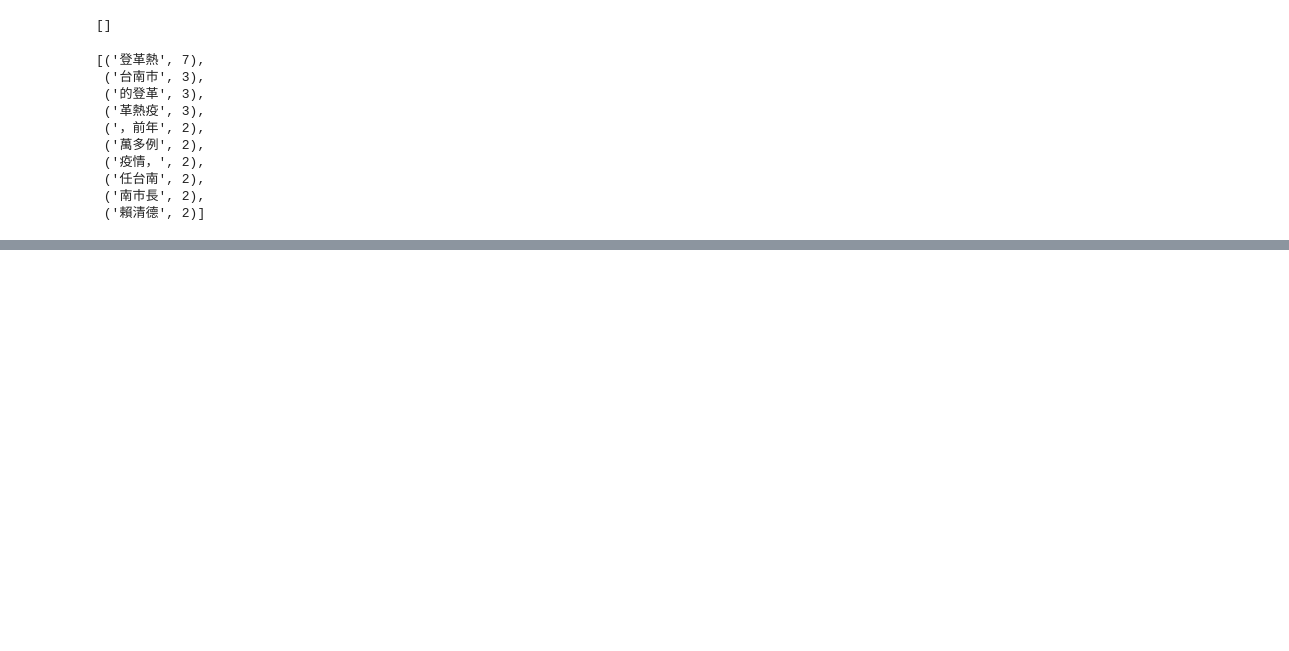
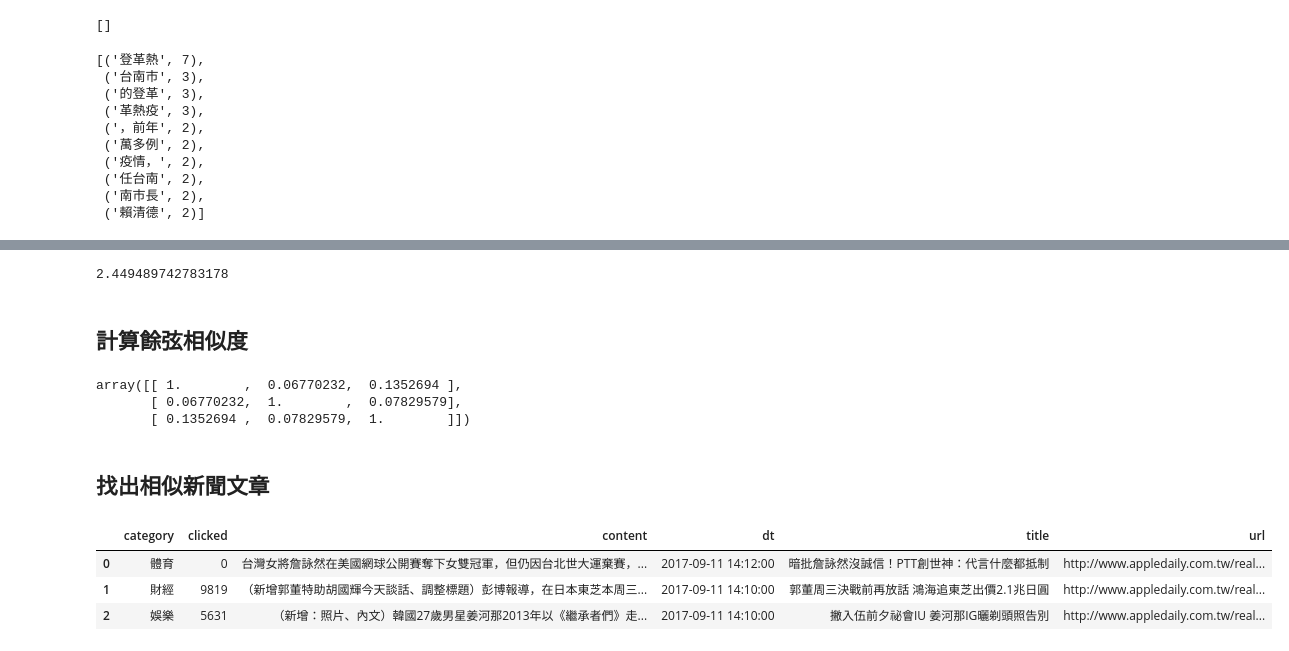
Before and after one commit to ywchiu/itritm, a Jupyter notebook: Demo20170918.ipynb, the cells around one changed output, grey strips where cells are left out. Drawn from its saved outputs; the diff is of its cells as text; code cells hidden in the pictures; blank space fills up the shorter version.

```diff
--- a/Demo20170918.ipynb
+++ b/Demo20170918.ipynb
@@ -421,0 +638,37 @@ keywords
+# %%
+a = np.array([1,1,0,0])
+b = np.array([1,1,1,1])
+
+math.sqrt(sum((a - b) * (a - b)))
+
+a = np.array([1,1,0,0,0,0,0,0])
+b = np.array([1,1,1,1,1,1,1,1])
+
+math.sqrt(sum((a - b) * (a - b)))
+# %% [output]
+2.449489742783178
+# %% [markdown]
+## 計算餘弦相似度
+# %%
+from sklearn.metrics.pairwise import cosine_similarity
+from sklearn.feature_extraction.text import TfidfVectorizer
+vectorizer = TfidfVectorizer()
+tfidf = vectorizer.fit_transform(corpus)
+
+cosine_similarities = cosine_similarity(tfidf)
+cosine_similarities
+# %% [output]
+array([[ 1.        ,  0.06770232,  0.1352694 ],
+       [ 0.06770232,  1.        ,  0.07829579],
+       [ 0.1352694 ,  0.07829579,  1.        ]])
+# %% [markdown]
+## 找出相似新聞文章
+# %%
+import pandas
+news = pandas.read_excel('news.xlsx')
+news.head(3)
+# %% [output]
+|  | category | clicked | content | dt | title | url |
+| 0 | 體育 | 0 | 台灣女將詹詠然在美國網球公開賽奪下女雙冠軍，但仍因台北世大運棄賽，... | 2017-09-11 14:12:00 | 暗批詹詠然沒誠信！PTT創世神：代言什麼都抵制 | http://www.appledaily.com.tw/real... |
+| 1 | 財經 | 9819 | （新增郭董特助胡國輝今天談話、調整標題）彭博報導，在日本東芝本周三... | 2017-09-11 14:10:00 | 郭董周三決戰前再放話 鴻海追東芝出價2.1兆日圓 | http://www.appledaily.com.tw/real... |
+| 2 | 娛樂 | 5631 | （新增：照片、內文）韓國27歲男星姜河那2013年以《繼承者們》走... | 2017-09-11 14:10:00 | 撇入伍前夕祕會IU 姜河那IG曬剃頭照告別 | http://www.appledaily.com.tw/real... |
```
Also changed, not shown: parts of 31 cells of this notebook, 1 other file.
